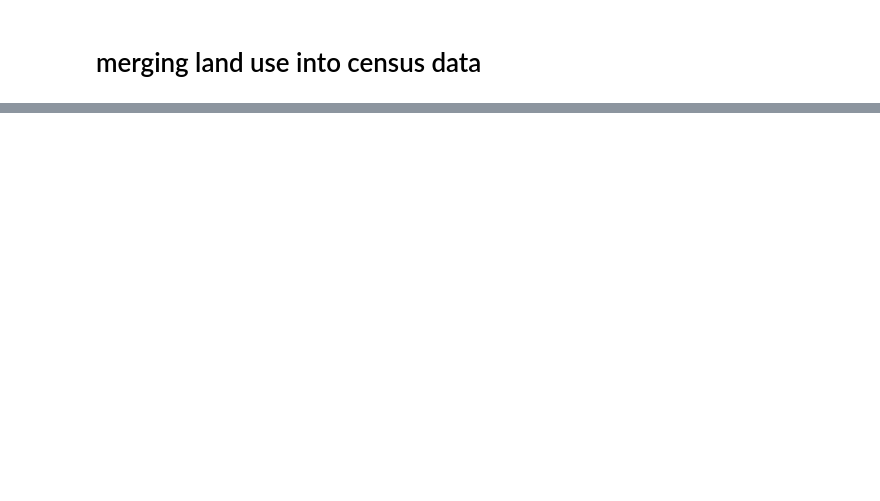
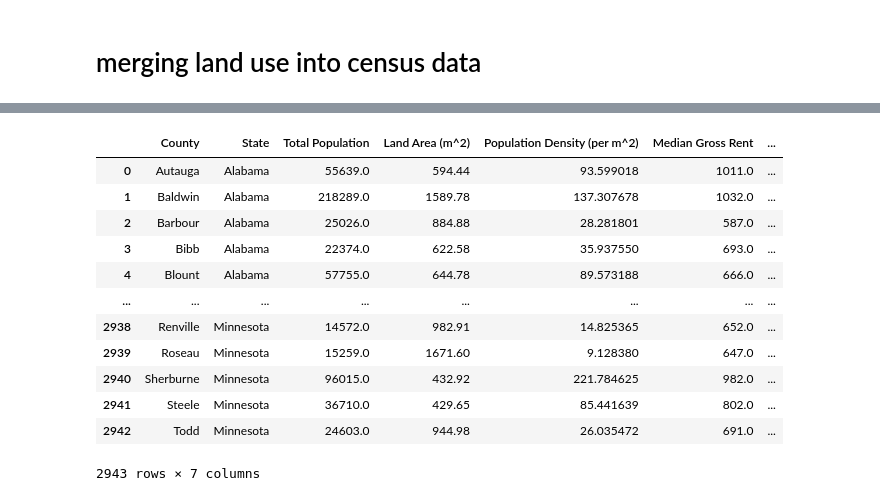
Before and after one commit to Morgen-Henry/Project-1, a Jupyter notebook: censusWrapperPractice.ipynb, the cells around one changed output, grey strips where cells are left out. Drawn from its saved outputs; the diff is of its cells as text; code cells hidden in the pictures; blank space fills up the shorter version.

```diff
--- a/censusWrapperPractice.ipynb
+++ b/censusWrapperPractice.ipynb
@@ -363,0 +628,19 @@ county_df = pd.merge(county_df, land_use_df, how = 'left', on='')
+# %%
+full_county_df = full_county_df[['County', 'State', 'Total Population',
+                                 'Land Area (m^2)', 'Population Density (per m^2)',
+                                 'Median Gross Rent', 'Income per capita']]
+full_county_df
+# %% [output]
+|  | County | State | Total Population | Land Area (m^2) | Population Density (per m^2) | Median Gross Rent | ... |
+| 0 | Autauga | Alabama | 55639.0 | 594.44 | 93.599018 | 1011.0 | ... |
+| 1 | Baldwin | Alabama | 218289.0 | 1589.78 | 137.307678 | 1032.0 | ... |
+| 2 | Barbour | Alabama | 25026.0 | 884.88 | 28.281801 | 587.0 | ... |
+| 3 | Bibb | Alabama | 22374.0 | 622.58 | 35.937550 | 693.0 | ... |
+| 4 | Blount | Alabama | 57755.0 | 644.78 | 89.573188 | 666.0 | ... |
+| ... | ... | ... | ... | ... | ... | ... | ... |
+| 2938 | Renville | Minnesota | 14572.0 | 982.91 | 14.825365 | 652.0 | ... |
+| 2939 | Roseau | Minnesota | 15259.0 | 1671.60 | 9.128380 | 647.0 | ... |
+| 2940 | Sherburne | Minnesota | 96015.0 | 432.92 | 221.784625 | 982.0 | ... |
+| 2941 | Steele | Minnesota | 36710.0 | 429.65 | 85.441639 | 802.0 | ... |
+| 2942 | Todd | Minnesota | 24603.0 | 944.98 | 26.035472 | 691.0 | ... |
+2943 rows × 7 columns
```
Also changed, not shown: parts of 30 cells of this notebook.
